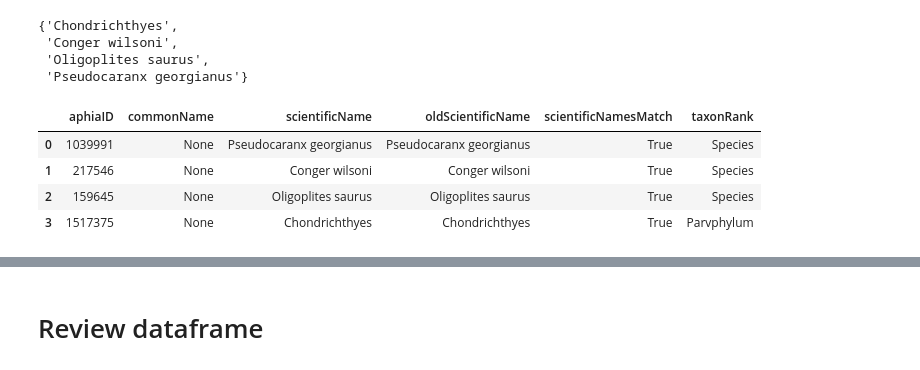
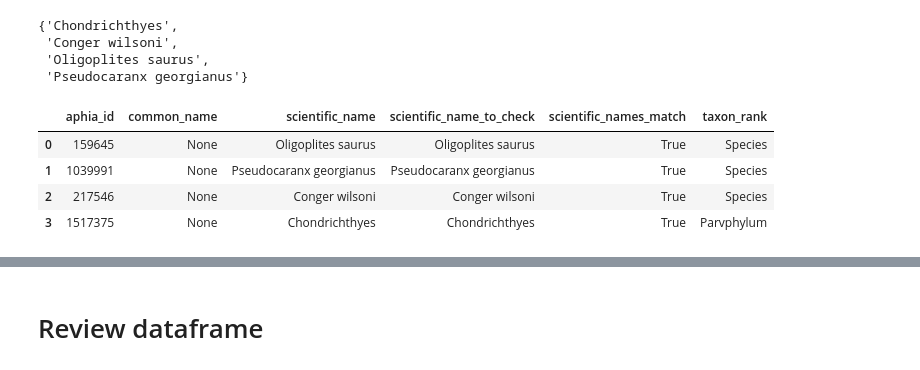
Before and after one commit to wildlifeai/Spyfish-Aotearoa-toolkit, a Jupyter notebook: notebooks/check_scientific_names.ipynb, the cells around one changed output, grey strips where cells are left out. Cells and saved outputs as stored; diff of their text form; code cells hidden in the pictures.

Commit message:
move species checking functionality out of the notebook

```diff
--- a/notebooks/check_scientific_names.ipynb
+++ b/notebooks/check_scientific_names.ipynb
@@ -58,12 +61,12 @@ raw_scientific_names_df.columns
 ## Small test df
 To use for testing etc in order to avoid multiple API calls
 # %%
-# raw_scientific_names_df = pd.DataFrame(['Kathetostoma giganteum', # correct
-#                                     'Kathetostoma giganteu', # typo
-#                                     'Cephaloscyllium isabellum', # replaced by new nomenclature
-#                                     'Triglidae sp', # only genus correct
-#                                     'Blennioidei sp' # new nomenclature genus to fix
-#                                    ], columns=["ScientificName"])
-# raw_scientific_names_df["CommonName_literature"] = "Test"
-# raw_scientific_names_df
+raw_scientific_names_df = pd.DataFrame(['Kathetostoma giganteum', # correct
+                                    'Kathetostoma giganteu', # typo
+                                    'Cephaloscyllium isabellum', # replaced by new nomenclature
+                                    'Triglidae sp', # only genus correct
+                                    'Blennioidei sp' # new nomenclature genus to fix
+                                   ], columns=["scientificName"])
+raw_scientific_names_df["commonName"] = "Test"
+raw_scientific_names_df
 # %% [output]
@@ -119,7 +81,9 @@ def get_scientific_name_info(scientific_name, common_name=None):
 # %%
+# Replace the name of the columns containing scientfic/common names if needed
+
 def process_dataframe_row(row):
     # get relevant values from original dataframe
-    scientific_name = row.get("ScientificName")
-    common_name = row.get("CommonName_literature")
+    scientific_name = row.get("scientificName")
+    common_name = row.get("commonName")
 
-    return get_scientific_name_info(scientific_name, common_name)
+    return ScientificNameProcessing(scientific_name, common_name).query_api()
@@ -155,8 +123,7 @@ scientific_names_todo = set(['Chondrichthyes', # FIX I think too wide
 )
 
 
-
-for sn in clean_scientific_names_df["scientificName"]:
+for sn in clean_scientific_names_df["scientific_name"]:
    scientific_names_todo.discard(sn)
 
 
@@ -169,14 +136,14 @@ scientific_names_todo
 # %%
 to_add_to_df = []
 for sn in scientific_names_todo:
-    to_add_to_df.append(get_scientific_name_info(sn))
+    to_add_to_df.append(ScientificNameProcessing(sn).query_api())
 new_entries_df = pd.DataFrame(to_add_to_df)
 new_entries_df
 # %% [output]
-|  | aphiaID | commonName | scientificName | oldScientificName | scientificNamesMatch | taxonRank |
-| 0 | 1039991 | None | Pseudocaranx georgianus | Pseudocaranx georgianus | True | Species |
-| 1 | 217546 | None | Conger wilsoni | Conger wilsoni | True | Species |
-| 2 | 159645 | None | Oligoplites saurus | Oligoplites saurus | True | Species |
+|  | aphia_id | common_name | scientific_name | scientific_name_to_check | scientific_names_match | taxon_rank |
+| 0 | 159645 | None | Oligoplites saurus | Oligoplites saurus | True | Species |
+| 1 | 1039991 | None | Pseudocaranx georgianus | Pseudocaranx georgianus | True | Species |
+| 2 | 217546 | None | Conger wilsoni | Conger wilsoni | True | Species |
 | 3 | 1517375 | None | Chondrichthyes | Chondrichthyes | True | Parvphylum |
 # %%
 
```
Also changed, not shown: parts of 22 cells of this notebook, 5 other files.
